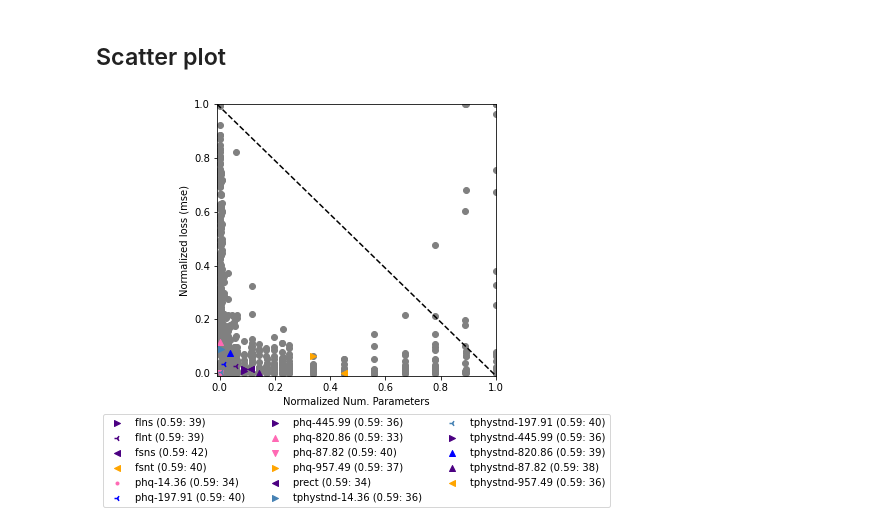
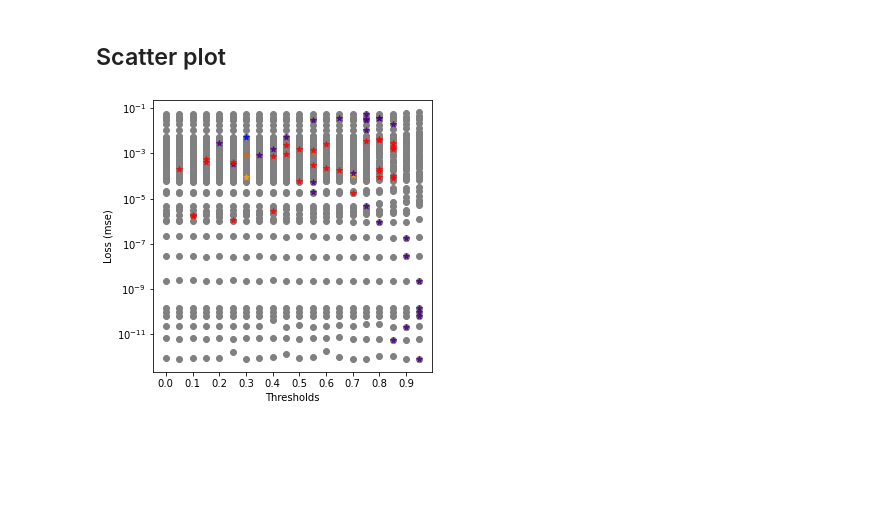
Before and after one commit to EyringMLClimateGroup/iglesias-suarez23jgr_CausalNNCAM, a Jupyter notebook: Create_optimized_threshold_dict.ipynb, the cells around one changed output. Saved outputs shown, nothing was run; the diff lists cells and outputs as text; code cells hidden in the pictures; blank space fills up the shorter version.

```diff
--- a/Create_optimized_threshold_dict.ipynb
+++ b/Create_optimized_threshold_dict.ipynb
@@ -263,13 +346,23 @@ def loss_complexity_scatter_plot(
 
     plt.show()
-# %%
-loss_complexity_scatter_plot(
-    loss_complexity_dict,
-    loss,
-    complexity,
-    best=True,
-#     lims=.5,
-#     save='./220411_loss_vs_complexity_plots', savenm=f"{SHE_path.split('/')[1]}_sig-{sig}.png",
-)
-# %% [output]
-[figure, removed]
+# %%
+normalized=False # False; True
+loss_complexity_scatter_plot(
+    loss_complexity_dict,
+    loss,
+    thresholds,
+    best=True,
+    normalized=normalized,
+#     lims=.5,
+#     save='./plots', savenm=f"{SHE_path.split('/')[1]}_all-outputs_sig-{['aic',sig][method=='sig']}_norm-{normalized}.png",
+#     save='./plots', savenm=f"{SHE_path.split('/')[1]}_prect_sig-{['aic',sig][method=='sig']}_norm-{normalized}.png",
+#     save='./plots', savenm=f"{SHE_path.split('/')[1]}_rad_sig-{['aic',sig][method=='sig']}_norm-{normalized}.png",
+#     save='./plots', savenm=f"{SHE_path.split('/')[1]}_dTdt-3hPa-87hPa_sig-{['aic',sig][method=='sig']}_norm-{normalized}.png",
+#     save='./plots', savenm=f"{SHE_path.split('/')[1]}_dQdt-3hPa-87hPa_sig-{['aic',sig][method=='sig']}_norm-{normalized}.png",
+#     save='./plots', savenm=f"{SHE_path.split('/')[1]}_dTdt-100hPa-197hPa_sig-{['aic',sig][method=='sig']}_norm-{normalized}.png",
+#     save='./plots', savenm=f"{SHE_path.split('/')[1]}_dQdt-100hPa-197hPa_sig-{['aic',sig][method=='sig']}_norm-{normalized}.png",
+#     save='./plots', savenm=f"{SHE_path.split('/')[1]}_dTdt-200hPa-992hPa_sig-{['aic',sig][method=='sig']}_norm-{normalized}.png",
+#     save='./plots', savenm=f"{SHE_path.split('/')[1]}_dQdt-200hPa-992hPa_sig-{['aic',sig][method=='sig']}_norm-{normalized}.png",
+)
+# %% [output]
+[figure, added]
```
Also changed, not shown: parts of 6 cells of this notebook, 5 other files.
